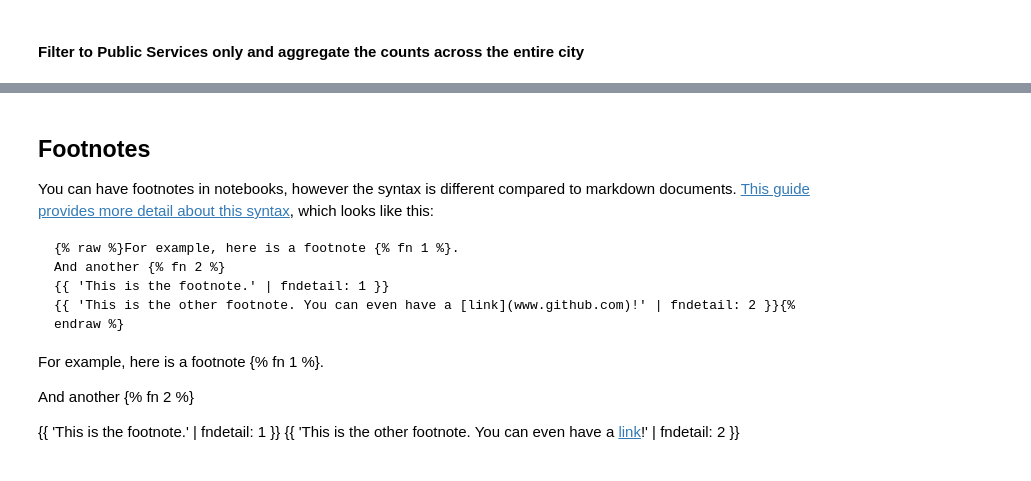
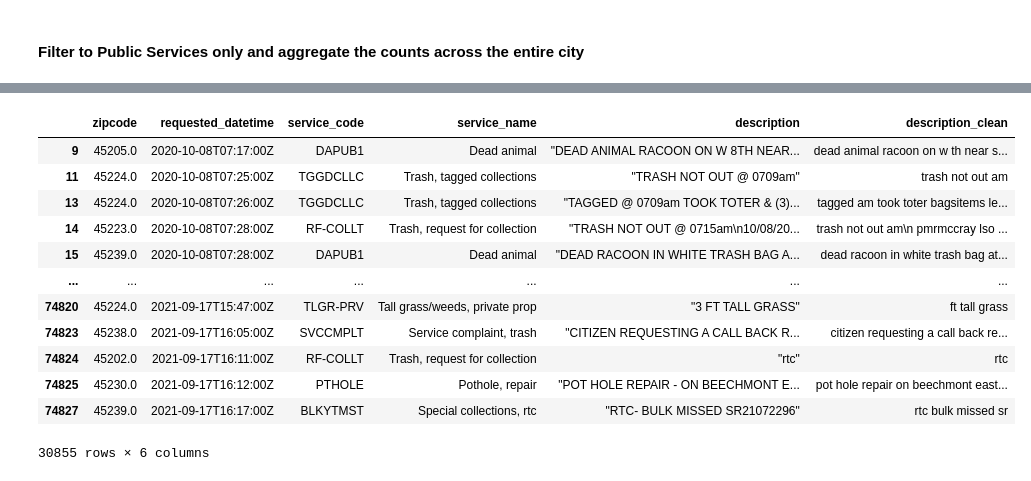
Before and after one commit to jmbahr/the-city-scraper, a Jupyter notebook: _notebooks/2021-08-25-text-analytics-311.ipynb, the cells around one changed output, grey strips where cells are left out. Cells and saved outputs as stored; diff of their text form; code cells hidden in the pictures.

````diff
--- a/_notebooks/2021-08-25-text-analytics-311.ipynb
+++ b/_notebooks/2021-08-25-text-analytics-311.ipynb
@@ -511,18 +219,0 @@ Typing `> Note: A doc link to [an example website: fast.ai](https://www.fast.ai/
-# %% [markdown]
-## Footnotes
-
-You can have footnotes in notebooks, however the syntax is different compared to markdown documents. [This guide provides more detail about this syntax](https://github.com/fastai/fastpages/blob/master/_fastpages_docs/NOTEBOOK_FOOTNOTES.md), which looks like this:
-
-```
-{% raw %}For example, here is a footnote {% fn 1 %}.
-And another {% fn 2 %}
-{{ 'This is the footnote.' | fndetail: 1 }}
-{{ 'This is the other footnote. You can even have a [link](www.github.com)!' | fndetail: 2 }}{% endraw %}
-```
-
-For example, here is a footnote {% fn 1 %}.
-
-And another {% fn 2 %}
-
-{{ 'This is the footnote.' | fndetail: 1 }}
-{{ 'This is the other footnote. You can even have a [link](www.github.com)!' | fndetail: 2 }}
@@ -528,0 +248,16 @@ And another {% fn 2 %}
+# %%
+raw_311
+# %% [output]
+|  | zipcode | requested_datetime | service_code | service_name | description | description_clean |
+| 9 | 45205.0 | 2020-10-08T07:17:00Z | DAPUB1 | Dead animal | "DEAD ANIMAL RACOON ON W 8TH NEAR... | dead animal racoon on w th near s... |
+| 11 | 45224.0 | 2020-10-08T07:25:00Z | TGGDCLLC | Trash, tagged collections | "TRASH NOT OUT @ 0709am" | trash not out am |
+| 13 | 45224.0 | 2020-10-08T07:26:00Z | TGGDCLLC | Trash, tagged collections | "TAGGED @ 0709am TOOK TOTER & (3)... | tagged am took toter bagsitems le... |
+| 14 | 45223.0 | 2020-10-08T07:28:00Z | RF-COLLT | Trash, request for collection | "TRASH NOT OUT @ 0715am\n10/08/20... | trash not out am\n pmrmccray lso ... |
+| 15 | 45239.0 | 2020-10-08T07:28:00Z | DAPUB1 | Dead animal | "DEAD RACOON IN WHITE TRASH BAG A... | dead racoon in white trash bag at... |
+| ... | ... | ... | ... | ... | ... | ... |
+| 74820 | 45224.0 | 2021-09-17T15:47:00Z | TLGR-PRV | Tall grass/weeds, private prop | "3 FT TALL GRASS" | ft tall grass |
+| 74823 | 45238.0 | 2021-09-17T16:05:00Z | SVCCMPLT | Service complaint, trash | "CITIZEN REQUESTING A CALL BACK R... | citizen requesting a call back re... |
+| 74824 | 45202.0 | 2021-09-17T16:11:00Z | RF-COLLT | Trash, request for collection | "rtc" | rtc |
+| 74825 | 45230.0 | 2021-09-17T16:12:00Z | PTHOLE | Pothole, repair | "POT HOLE REPAIR - ON BEECHMONT E... | pot hole repair on beechmont east... |
+| 74827 | 45239.0 | 2021-09-17T16:17:00Z | BLKYTMST | Special collections, rtc | "RTC- BULK MISSED SR21072296" | rtc bulk missed sr |
+30855 rows × 6 columns
````
Also changed, not shown: parts of 57 cells of this notebook, 1 other file.
